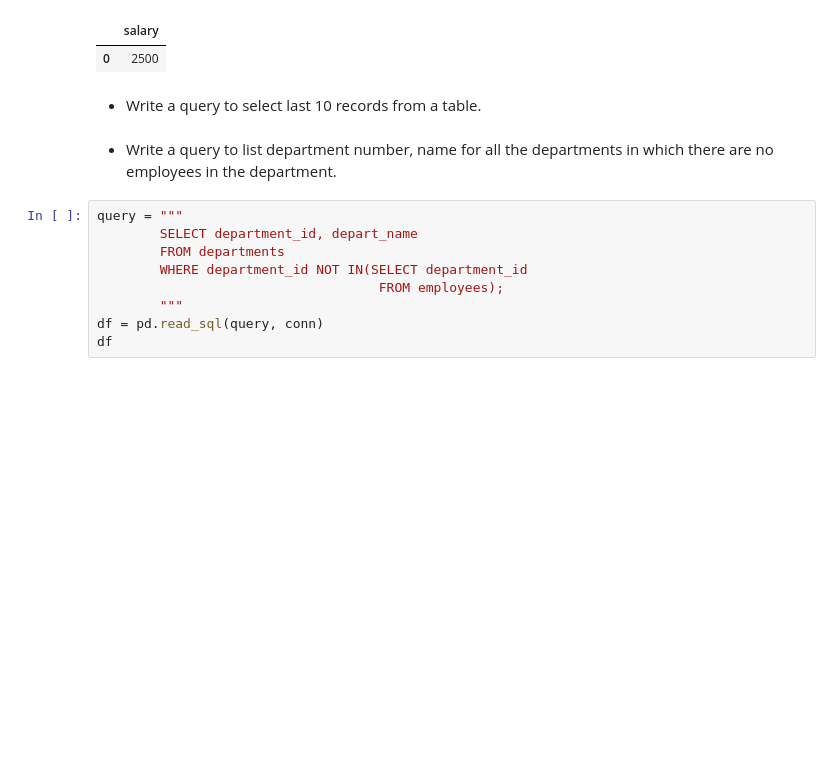
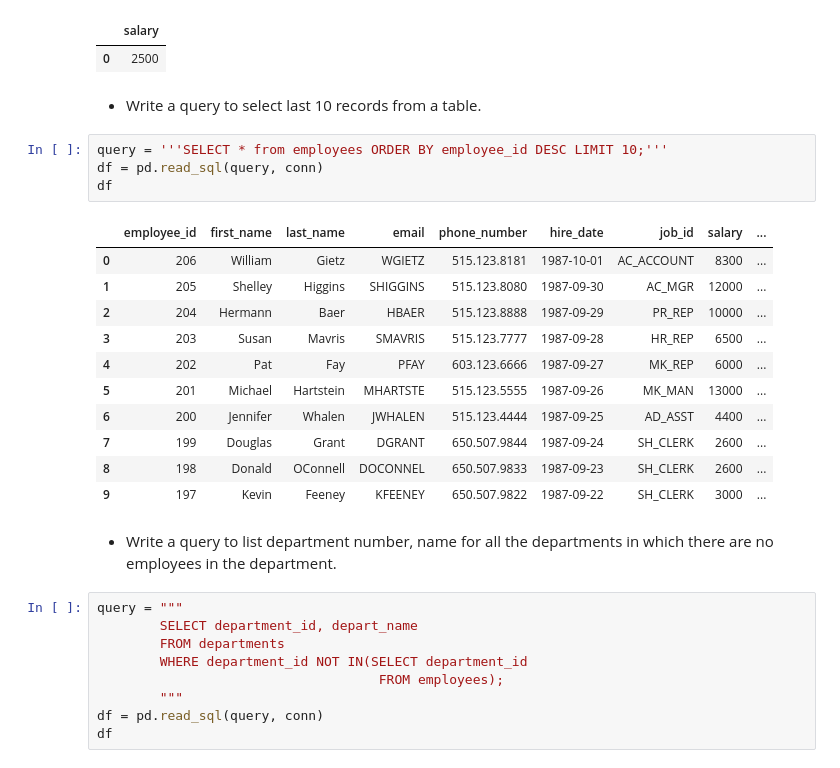
Before and after one commit to lxbraga/Databases_Course, a Jupyter notebook: Notebooks/Exercises_SQLite.ipynb, the cells around one changed output. Cells and saved outputs as stored; diff of their text form; blank space fills up the shorter version.

```diff
--- a/Notebooks/Exercises_SQLite.ipynb
+++ b/Notebooks/Exercises_SQLite.ipynb
@@ -682,6 +1037,22 @@ df
 | 0 | 2500 |
 # %% [markdown]
 + Write a query to select last 10 records from a table.
+# %%
+query = '''SELECT * from employees ORDER BY employee_id DESC LIMIT 10;'''
+df = pd.read_sql(query, conn)
+df
+# %% [output]
+|  | employee_id | first_name | last_name | email | phone_number | hire_date | job_id | salary | ... |
+| 0 | 206 | William | Gietz | WGIETZ | 515.123.8181 | 1987-10-01 | AC_ACCOUNT | 8300 | ... |
+| 1 | 205 | Shelley | Higgins | SHIGGINS | 515.123.8080 | 1987-09-30 | AC_MGR | 12000 | ... |
+| 2 | 204 | Hermann | Baer | HBAER | 515.123.8888 | 1987-09-29 | PR_REP | 10000 | ... |
+| 3 | 203 | Susan | Mavris | SMAVRIS | 515.123.7777 | 1987-09-28 | HR_REP | 6500 | ... |
+| 4 | 202 | Pat | Fay | PFAY | 603.123.6666 | 1987-09-27 | MK_REP | 6000 | ... |
+| 5 | 201 | Michael | Hartstein | MHARTSTE | 515.123.5555 | 1987-09-26 | MK_MAN | 13000 | ... |
+| 6 | 200 | Jennifer | Whalen | JWHALEN | 515.123.4444 | 1987-09-25 | AD_ASST | 4400 | ... |
+| 7 | 199 | Douglas | Grant | DGRANT | 650.507.9844 | 1987-09-24 | SH_CLERK | 2600 | ... |
+| 8 | 198 | Donald | OConnell | DOCONNEL | 650.507.9833 | 1987-09-23 | SH_CLERK | 2600 | ... |
+| 9 | 197 | Kevin | Feeney | KFEENEY | 650.507.9822 | 1987-09-22 | SH_CLERK | 3000 | ... |
 # %% [markdown]
 + Write a query to list department number, name for all the departments in which there are no employees in the department.
 # %%
```
Also changed, not shown: parts of 37 cells of this notebook.
